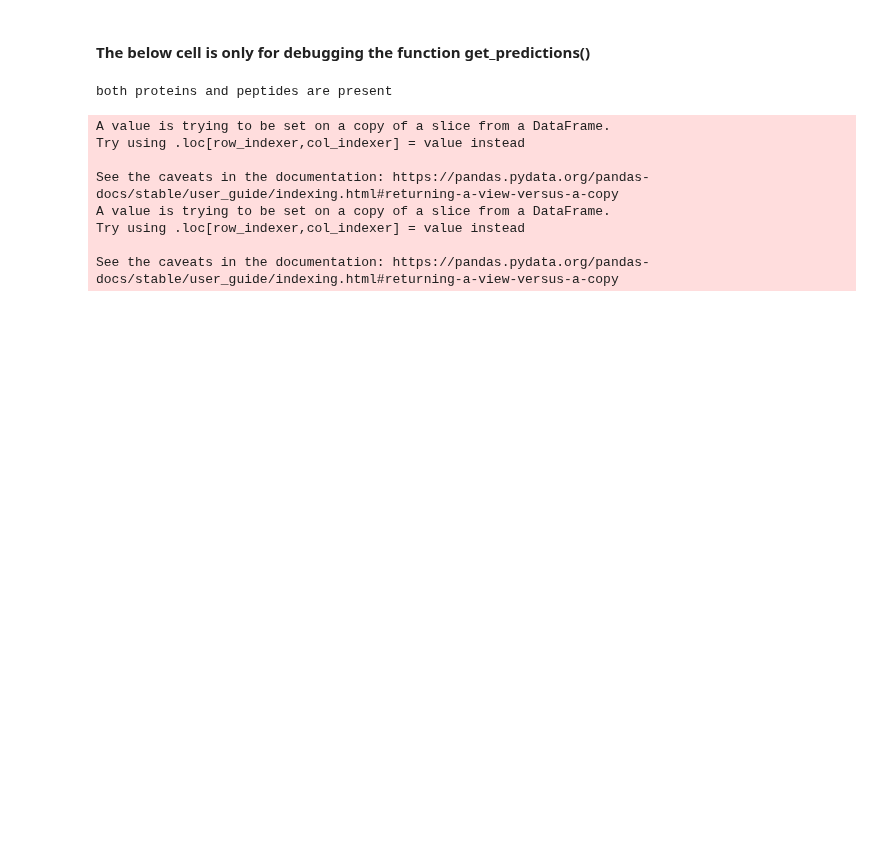
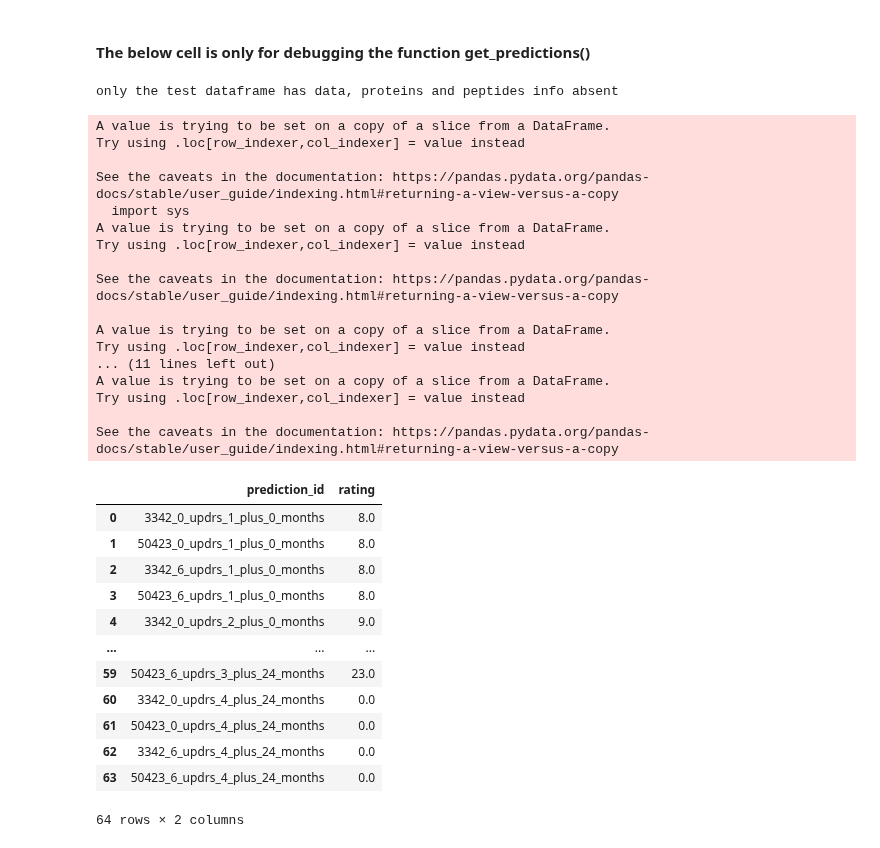
Before and after one commit to sumaniitm/AMP-parkinsons-disease-progression-prediction, a Jupyter notebook: amp-parkinson-s-disease-progression-prediction.ipynb, the cells around one changed output. Drawn from its saved outputs; the diff is of its cells as text; code cells hidden in the pictures; blank space fills up the shorter version.

```diff
--- a/amp-parkinson-s-disease-progression-prediction.ipynb
+++ b/amp-parkinson-s-disease-progression-prediction.ipynb
@@ -401,5 +290,5 @@ SMAPE+1:  68.59649122807016
 # %%
-for u in list_of_updrs_tests:
+"""for u in list_of_updrs_tests:
 
     #X = full_training_data[['visit_month','npx_mean','npx_median','peptide_mean','peptide_median']]
     X = full_training_data[['visit_month','NPX_standardised','Pep_standardised']]
@@ -407,4 +296,4 @@ for u in list_of_updrs_tests:
     y_true = full_training_data[u]
     y_pred = np.ceil(model_dict[u].predict(X))
 
-    print('Linear regression SMAPE + 1 for', u, ':', smape(np.array(y_true), np.array(y_pred)))
+    print('Linear regression SMAPE + 1 for', u, ':', smape(np.array(y_true), np.array(y_pred)))"""
@@ -416,8 +300,8 @@ Linear regression SMAPE + 1 for updrs_4 : 66.89055037734502
 # %%
 for u in list_of_updrs_tests:
 
-    #X = full_training_data[['visit_month','npx_mean','npx_median','peptide_mean','peptide_median']]
-    X = full_training_data[['visit_month','NPX_standardised','Pep_standardised']]
+    X = full_training_data[['visit_month','npx_mean','npx_median','peptide_mean','peptide_median']]
+    #X = full_training_data[['visit_month','NPX_standardised','Pep_standardised']]
     poly = PolynomialFeatures(degree = 7)
     X_poly = poly.fit_transform(X)
 
@@ -433,5 +317,5 @@ Polynomial regression SMAPE + 1 for updrs_4 : 67.10648704743171
 # %%
-for u in list_of_updrs_tests:
+"""for u in list_of_updrs_tests:
 
     X = full_training_data[['visit_month','npx_mean','npx_median','peptide_mean','peptide_median']]
 
@@ -442,7 +326,7 @@ for u in list_of_updrs_tests:
 
     mse = mean_squared_error(y_true, y_pred)
     rmse = np.sqrt(mse)
-    print('RMSE with Decision Tree Regressor model', rmse)
+    print('RMSE with Decision Tree Regressor model', rmse)"""
 # %% [output]
 Decision Tree regression SMAPE + 1 for updrs_1 : 0.0
 RMSE with Decision Tree Regressor model 0.0
@@ -622,14 +506,23 @@ def get_predictions(model_dict, df_test, df_proteins=pd.DataFrame(), df_peptides
 
         for u in list_of_updrs_tests:
             X = full_test_data[['visit_month','npx_mean','npx_median','peptide_mean','peptide_median']]
+            ## for poly model
+            poly = PolynomialFeatures(degree = 7)
+            X_poly = poly.fit_transform(X)
+            full_test_data['result_' + str(u)] = np.ceil(model_dict[u].predict(X_poly))
             #full_test_data['result_' + str(u)] = pd.DataFrame(model_dict[u].predict(df_prepared),columns=['rating']).round(decimals=0)
-            full_test_data['result_' + str(u)] = np.ceil(model_dict[u].predict(X))
+            ## for all other models
+            #full_test_data['result_' + str(u)] = np.ceil(model_dict[u].predict(X))
 
         for m in [0, 6, 12, 24]:
             for u in [1, 2, 3, 4]:
                 temp = full_test_data[['visit_id', 'visit_month', 'result_updrs_' + str(u)]]
                 temp['prediction_id'] = temp['visit_id'] + '_updrs_' + str(u) + '_plus_' + str(m) + '_months'
-                temp["rating"] = temp["result_updrs_" + str(u)]
+
+                if u == 4:
+                    temp["rating"] = 0
+                else:
+                    temp["rating"] = temp["result_updrs_" + str(u)]
 
                 #temp = temp[['visit_id', 'visit_month', 'prediction_id', 'rating']]
                 temp = temp[['prediction_id', 'rating']]
@@ -648,27 +541,49 @@ def get_predictions(model_dict, df_test, df_proteins=pd.DataFrame(), df_peptides
 # %%
 """df_test = pd.read_csv('/kaggle/input/amp-parkinsons-disease-progression-prediction/example_test_files/test.csv')
 
 test_proteins = pd.read_csv('/kaggle/input/amp-parkinsons-disease-progression-prediction/example_test_files/test_proteins.csv')
 #result = get_predictions(model_dict=model_dict, sklearn_pipeline=full_pipeline, df_test=df_test, df_proteins=test_proteins, df_peptides=pd.DataFrame())
 
 test_peptides = pd.read_csv('/kaggle/input/amp-parkinsons-disease-progression-prediction/example_test_files/test_peptides.csv')
 #result = get_predictions(model_dict=model_dict, sklearn_pipeline=full_pipeline, df_test=df_test, df_proteins=pd.DataFrame(), df_peptides=test_peptides)
 
 #result = get_predictions(model_dict=model_dict, sklearn_pipeline=full_pipeline, df_test=df_test, df_proteins=test_proteins, df_peptides=test_peptides)
-result = get_predictions(model_dict=decision_model_dict, df_test=df_test, df_proteins=test_proteins, df_peptides=test_peptides)
+result = get_predictions(model_dict=poly_model_dict, df_test=df_test)
 
 #result = get_predictions(model_dict=model_dict, sklearn_pipeline=full_pipeline)
 
-#result"""
+result"""
 # %% [output]
-both proteins and peptides are present
+only the test dataframe has data, proteins and peptides info absent
 A value is trying to be set on a copy of a slice from a DataFrame.
 Try using .loc[row_indexer,col_indexer] = value instead
 
 See the caveats in the documentation: https://pandas.pydata.org/pandas-docs/stable/user_guide/indexing.html#returning-a-view-versus-a-copy
+  import sys
 A value is trying to be set on a copy of a slice from a DataFrame.
 Try using .loc[row_indexer,col_indexer] = value instead
 
 See the caveats in the documentation: https://pandas.pydata.org/pandas-docs/stable/user_guide/indexing.html#returning-a-view-versus-a-copy
+
+A value is trying to be set on a copy of a slice from a DataFrame.
+Try using .loc[row_indexer,col_indexer] = value instead
+... (11 lines left out)
+A value is trying to be set on a copy of a slice from a DataFrame.
+Try using .loc[row_indexer,col_indexer] = value instead
+
+See the caveats in the documentation: https://pandas.pydata.org/pandas-docs/stable/user_guide/indexing.html#returning-a-view-versus-a-copy
+|  | prediction_id | rating |
+| 0 | 3342_0_updrs_1_plus_0_months | 8.0 |
+| 1 | 50423_0_updrs_1_plus_0_months | 8.0 |
+| 2 | 3342_6_updrs_1_plus_0_months | 8.0 |
+| 3 | 50423_6_updrs_1_plus_0_months | 8.0 |
+| 4 | 3342_0_updrs_2_plus_0_months | 9.0 |
+| ... | ... | ... |
+| 59 | 50423_6_updrs_3_plus_24_months | 23.0 |
+| 60 | 3342_0_updrs_4_plus_24_months | 0.0 |
+| 61 | 50423_0_updrs_4_plus_24_months | 0.0 |
+| 62 | 3342_6_updrs_4_plus_24_months | 0.0 |
+| 63 | 50423_6_updrs_4_plus_24_months | 0.0 |
+64 rows × 2 columns
 # %%
 import amp_pd_peptide
```
Also changed, not shown: parts of 16 cells of this notebook.
